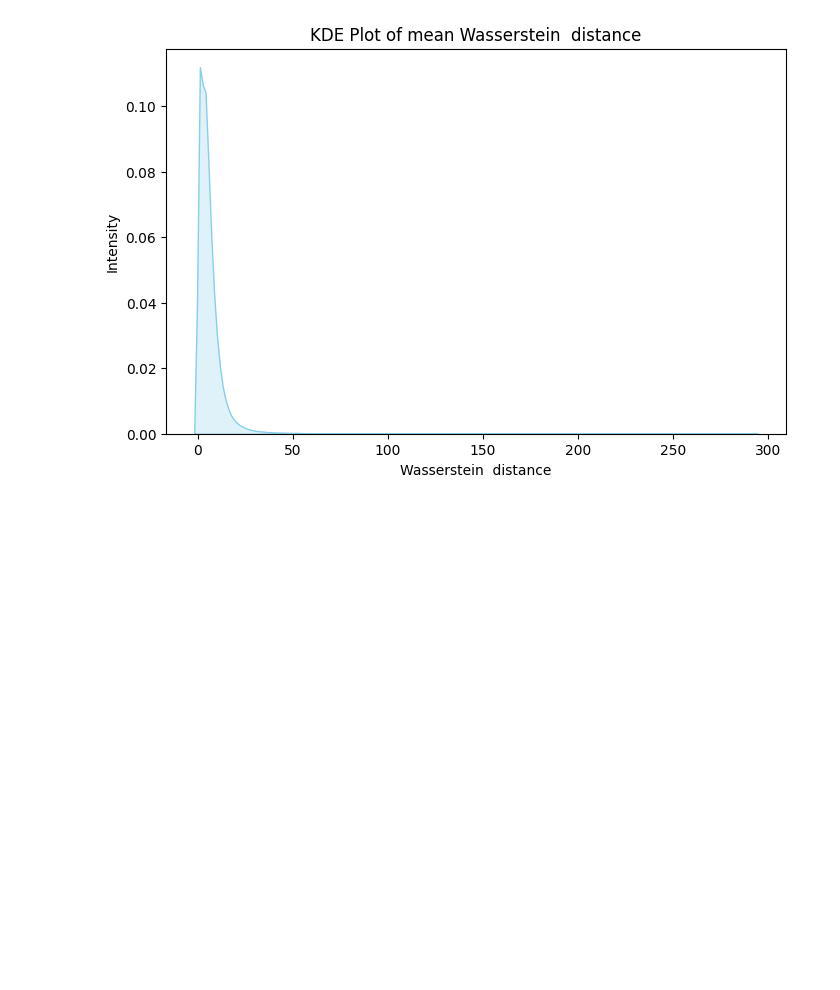
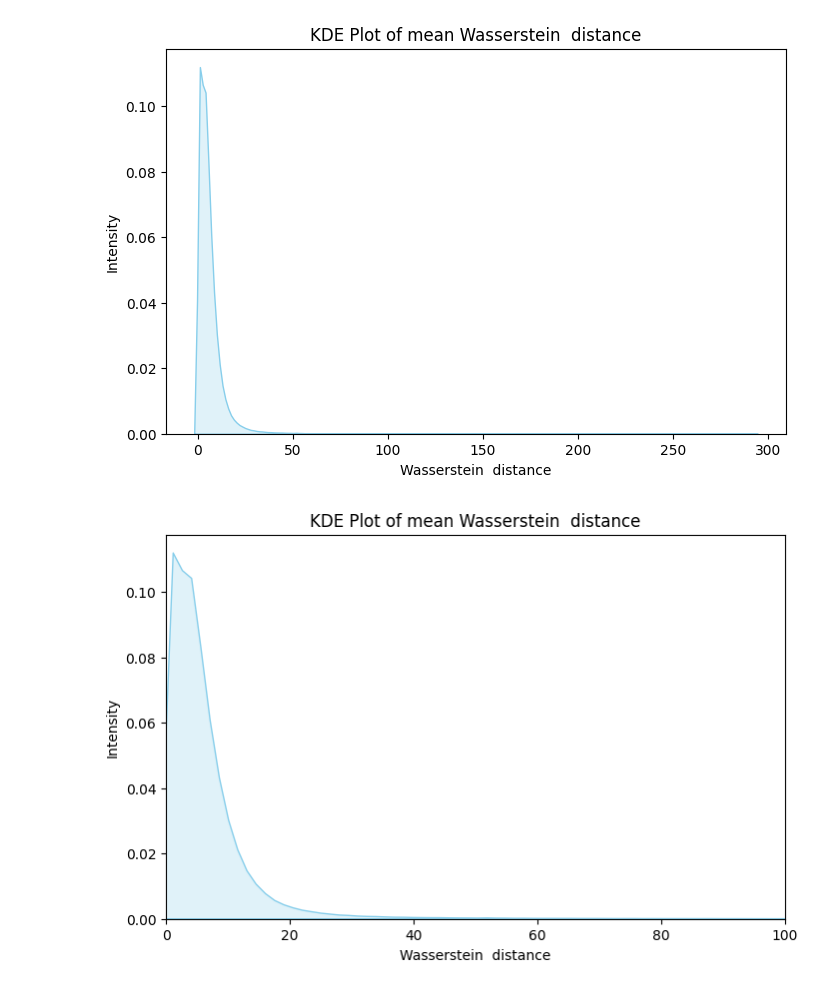
Before and after one commit to WannesLamberts/Thesis-retention-time, a Jupyter notebook: massive_kb_research/analysis.ipynb, the cells around one changed output. Drawn from its saved outputs; the diff is of its cells as text; code cells hidden in the pictures; blank space fills up the shorter version.

```diff
--- a/massive_kb_research/analysis.ipynb
+++ b/massive_kb_research/analysis.ipynb
@@ -289,3 +289,21 @@ plt.title("KDE Plot of mean Wasserstein  distance")
 plt.show()
 # %% [output]
 [figure]
+# %%
+# Extract values
+x_values = np.array(list(mean_wasserstein.values()))
+
+# Create KDE plot
+plt.figure(figsize=(8, 5))
+sns.kdeplot(x_values, fill=True, color="skyblue")
+# Set x-axis limits to zoom in
+plt.xlim(0, 100)
+# Labels and title
+plt.xlabel("Wasserstein  distance")
+plt.ylabel("Intensity")
+plt.title("KDE Plot of mean Wasserstein  distance")
+
+# Show the plot
+plt.show()
+# %% [output]
+[figure, added]
```
